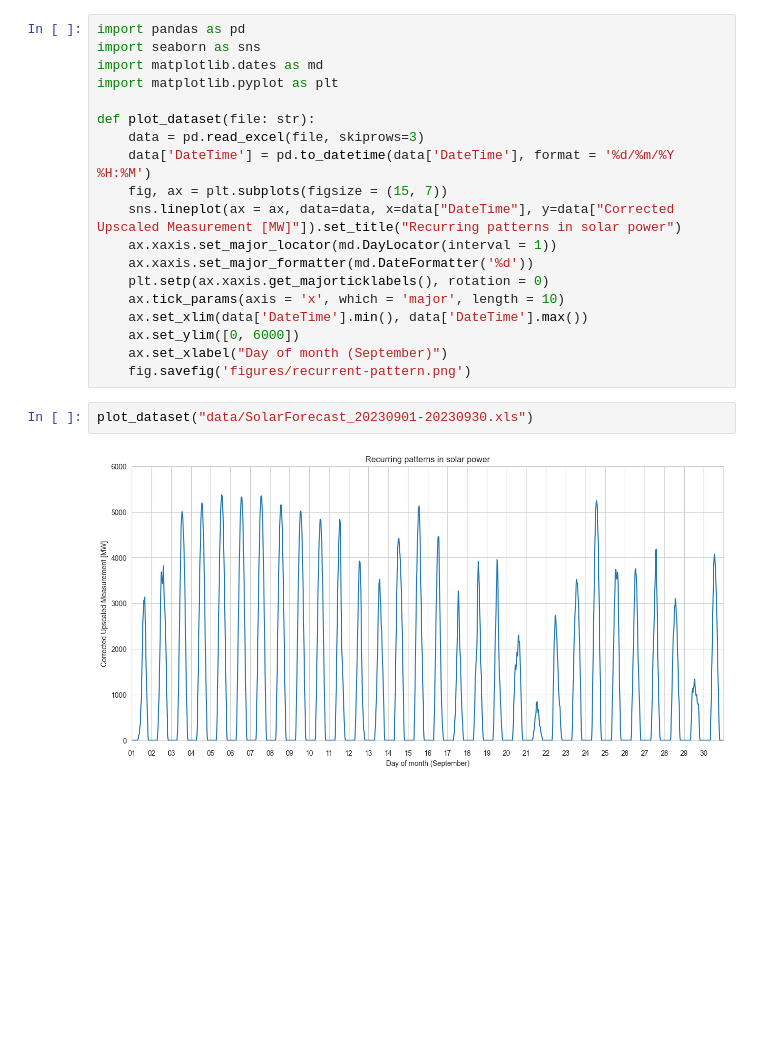
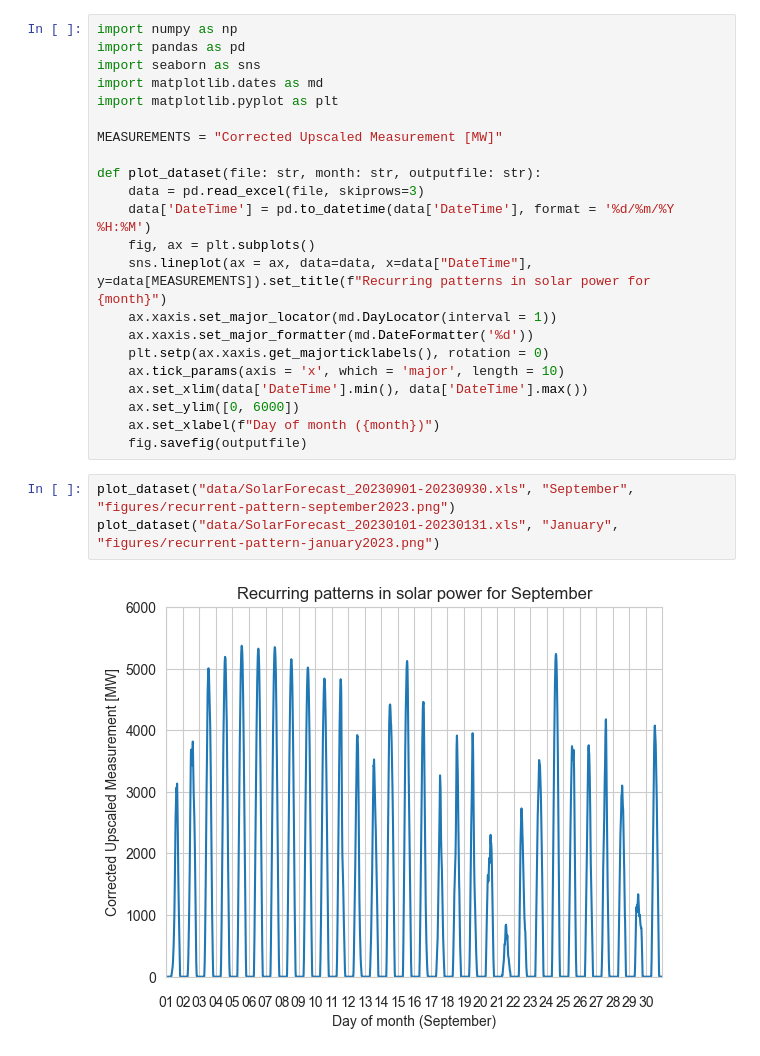
Before and after one commit to avhou/dne, a Jupyter notebook: code/figures.ipynb, the cells around one changed output. Saved outputs shown, nothing was run; the diff lists cells and outputs as text; blank space fills up the shorter version.

```diff
--- a/code/figures.ipynb
+++ b/code/figures.ipynb
@@ -1,23 +1,27 @@
 # %%
+import numpy as np
 import pandas as pd
 import seaborn as sns
 import matplotlib.dates as md
 import matplotlib.pyplot as plt
 
-def plot_dataset(file: str):
+MEASUREMENTS = "Corrected Upscaled Measurement [MW]"
+
+def plot_dataset(file: str, month: str, outputfile: str):
     data = pd.read_excel(file, skiprows=3)
     data['DateTime'] = pd.to_datetime(data['DateTime'], format = '%d/%m/%Y %H:%M')
-    fig, ax = plt.subplots(figsize = (15, 7))
-    sns.lineplot(ax = ax, data=data, x=data["DateTime"], y=data["Corrected Upscaled Measurement [MW]"]).set_title("Recurring patterns in solar power")
+    fig, ax = plt.subplots()
+    sns.lineplot(ax = ax, data=data, x=data["DateTime"], y=data[MEASUREMENTS]).set_title(f"Recurring patterns in solar power for {month}")
     ax.xaxis.set_major_locator(md.DayLocator(interval = 1))
     ax.xaxis.set_major_formatter(md.DateFormatter('%d'))
     plt.setp(ax.xaxis.get_majorticklabels(), rotation = 0)
     ax.tick_params(axis = 'x', which = 'major', length = 10)
     ax.set_xlim(data['DateTime'].min(), data['DateTime'].max())
     ax.set_ylim([0, 6000])
-    ax.set_xlabel("Day of month (September)")
-    fig.savefig('figures/recurrent-pattern.png')
+    ax.set_xlabel(f"Day of month ({month})")
+    fig.savefig(outputfile)
 # %%
-plot_dataset("data/SolarForecast_20230901-20230930.xls")
+plot_dataset("data/SolarForecast_20230901-20230930.xls", "September", "figures/recurrent-pattern-september2023.png")
+plot_dataset("data/SolarForecast_20230101-20230131.xls", "January", "figures/recurrent-pattern-january2023.png")
 # %% [output]
-[figure, old version]
+[figure, new version]
```
Also changed, not shown: parts of 1 cell of this notebook, 2 other files.
